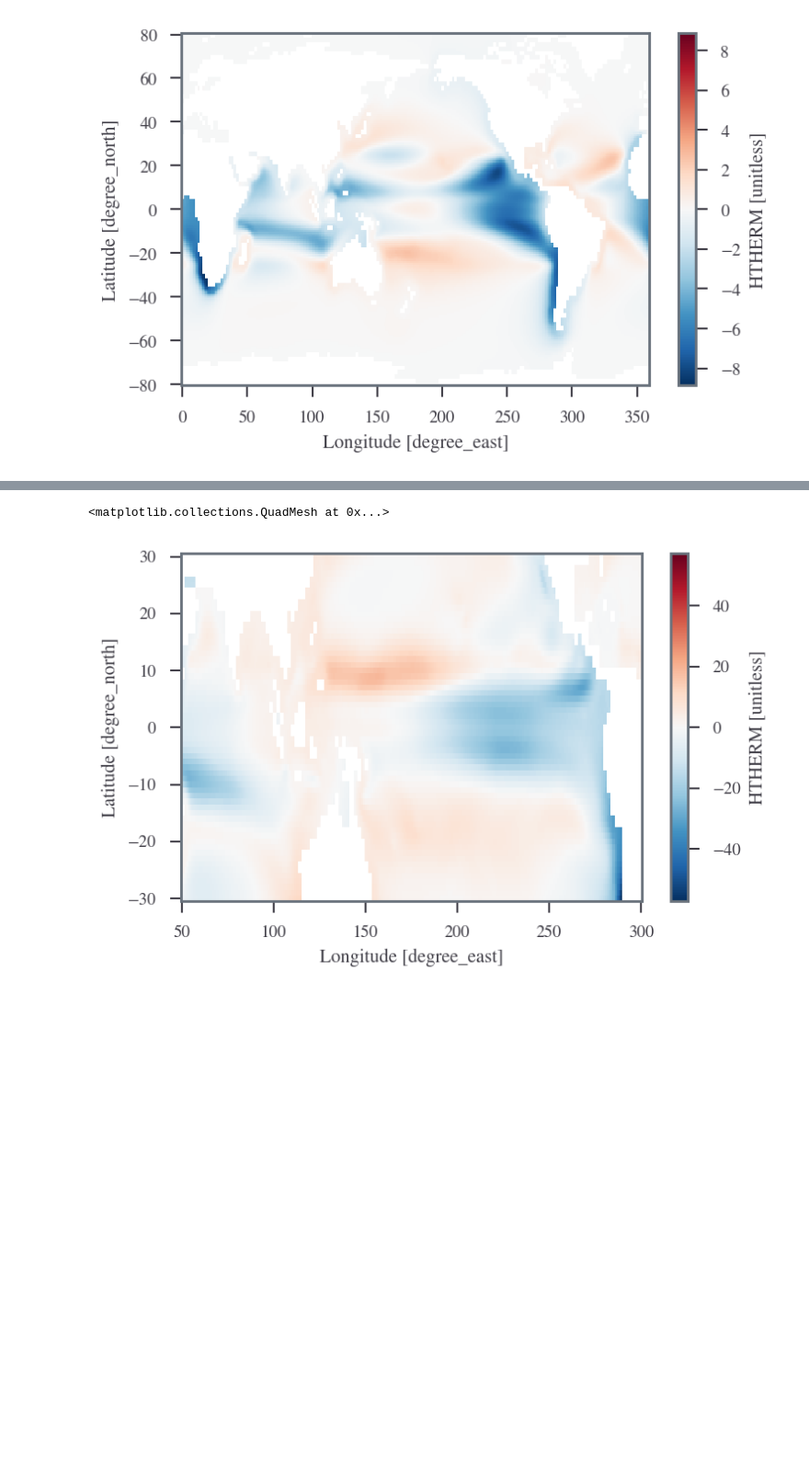
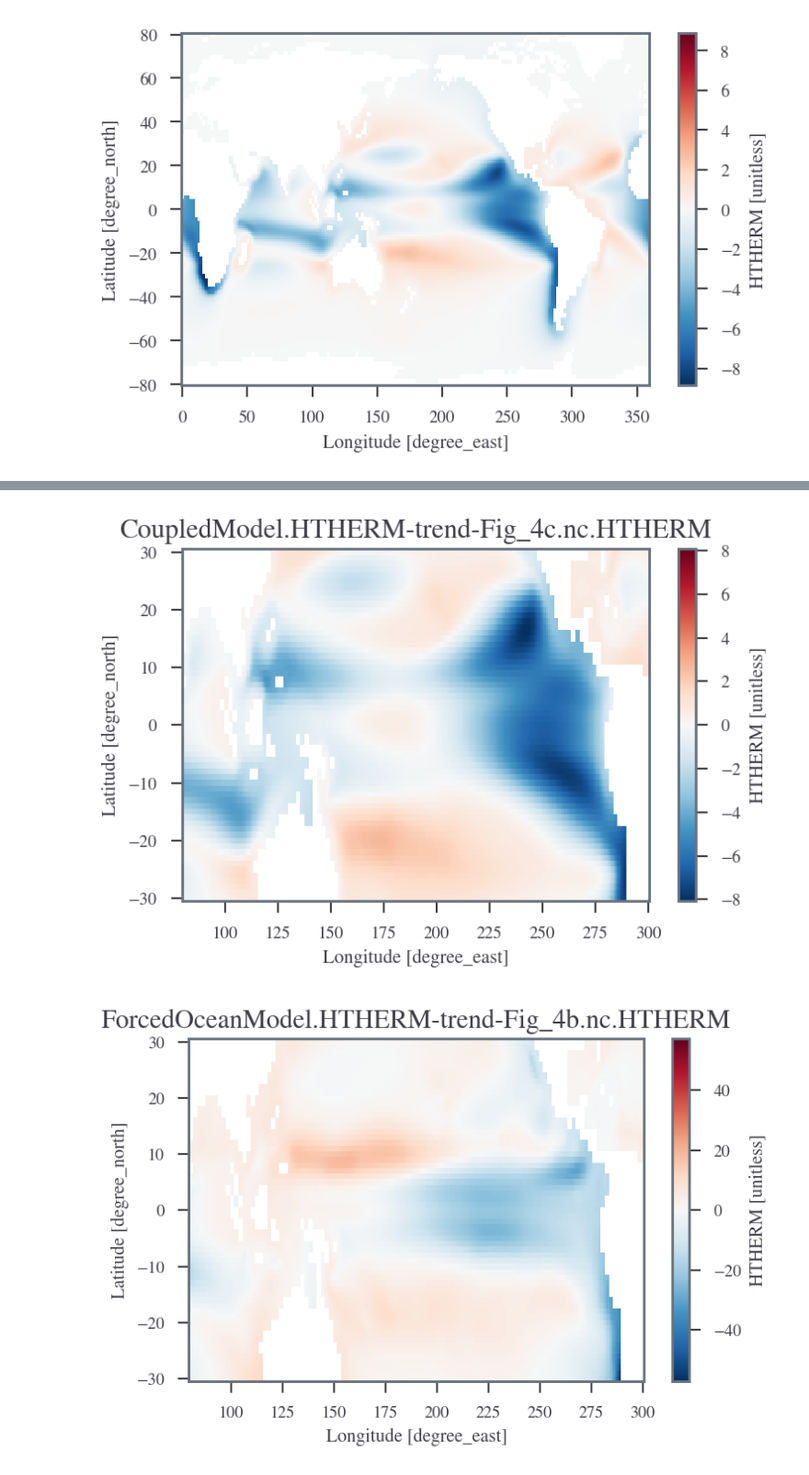
Before and after one commit to sdat2/seager19, a Jupyter notebook: notebooks/exploratory/paper-fig.ipynb, the cells around one changed output, grey strips where cells are left out. Shown at 92% size. Saved outputs shown, nothing was run; the diff lists cells and outputs as text; code cells hidden in the pictures; blank space fills up the shorter version.

```diff
--- a/notebooks/exploratory/paper-fig.ipynb
+++ b/notebooks/exploratory/paper-fig.ipynb
@@ -140,5 +142,11 @@ xr.open_dataset(FIGURE_DATA_PATH)['ForcedOceanModel.HTHERM-trend-Fig_4b.nc.HTHER
 # %%
-xr.open_dataset(FIGURE_DATA_PATH)['ForcedOceanModel.HTHERM-trend-Fig_4b.nc.HTHERM'].sel(Y=slice(-30, 30), X_01=slice(50, 300)).plot()
+import matplotlib.pyplot as plt
+for x in ["CoupledModel.HTHERM-trend-Fig_4c.nc.HTHERM", "ForcedOceanModel.HTHERM-trend-Fig_4b.nc.HTHERM"]:
+    xr.open_dataset(FIGURE_DATA_PATH)[x].sel(
+        Y=slice(-30, 30), X_01=slice(80, 300)
+    ).plot()
+    plt.title(x)
+    plt.show()
 # %% [output]
-<matplotlib.collections.QuadMesh at 0x...>
-[figure, old version]
+[figure, new version]
+[figure, added]
```
Also changed, not shown: parts of 2 cells of this notebook, 2 other files.
